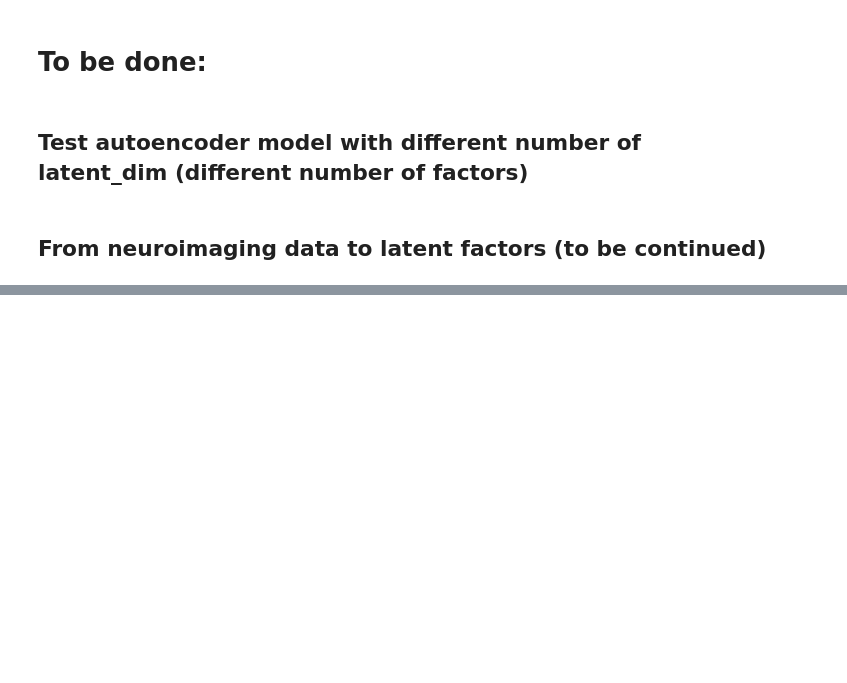
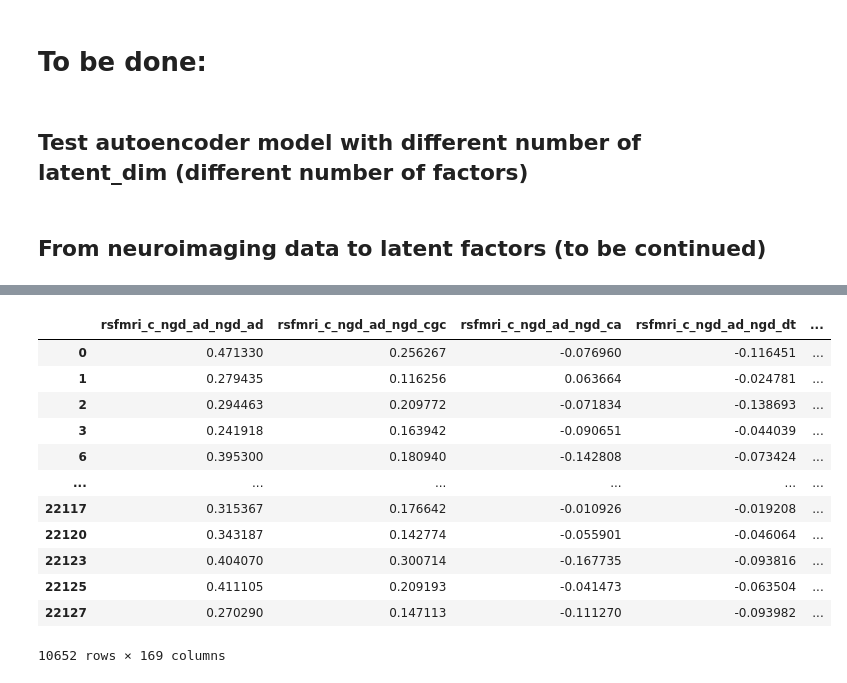
Before and after one commit to ReveRoyl/ABCD_tabular_data_analysis, a Jupyter notebook: trail_tsne_RF/factor analysis/Autoencoder/Autoencoder.ipynb, the cells around one changed output, grey strips where cells are left out. Cells and saved outputs as stored; diff of their text form; code cells hidden in the pictures; blank space fills up the shorter version.

```diff
--- a/trail_tsne_RF/factor analysis/Autoencoder/Autoencoder.ipynb
+++ b/trail_tsne_RF/factor analysis/Autoencoder/Autoencoder.ipynb
@@ -1561,0 +1390,16 @@ R² Score: -0.0001
+# %%
+data
+# %% [output]
+|  | rsfmri_c_ngd_ad_ngd_ad | rsfmri_c_ngd_ad_ngd_cgc | rsfmri_c_ngd_ad_ngd_ca | rsfmri_c_ngd_ad_ngd_dt | ... |
+| 0 | 0.471330 | 0.256267 | -0.076960 | -0.116451 | ... |
+| 1 | 0.279435 | 0.116256 | 0.063664 | -0.024781 | ... |
+| 2 | 0.294463 | 0.209772 | -0.071834 | -0.138693 | ... |
+| 3 | 0.241918 | 0.163942 | -0.090651 | -0.044039 | ... |
+| 6 | 0.395300 | 0.180940 | -0.142808 | -0.073424 | ... |
+| ... | ... | ... | ... | ... | ... |
+| 22117 | 0.315367 | 0.176642 | -0.010926 | -0.019208 | ... |
+| 22120 | 0.343187 | 0.142774 | -0.055901 | -0.046064 | ... |
+| 22123 | 0.404070 | 0.300714 | -0.167735 | -0.093816 | ... |
+| 22125 | 0.411105 | 0.209193 | -0.041473 | -0.063504 | ... |
+| 22127 | 0.270290 | 0.147113 | -0.111270 | -0.093982 | ... |
+10652 rows × 169 columns
```
Also changed, not shown: parts of 15 cells of this notebook, 4 other files.
